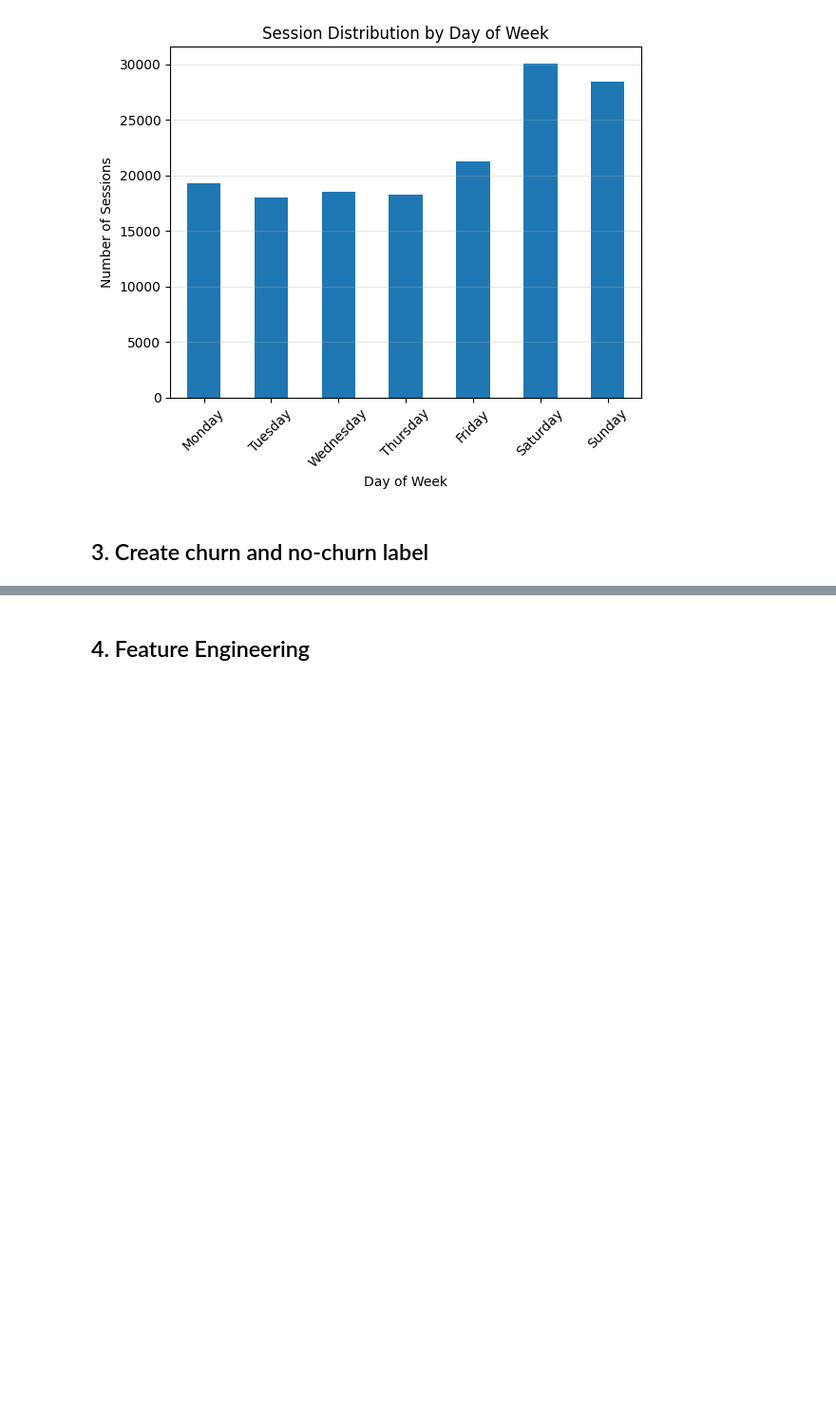
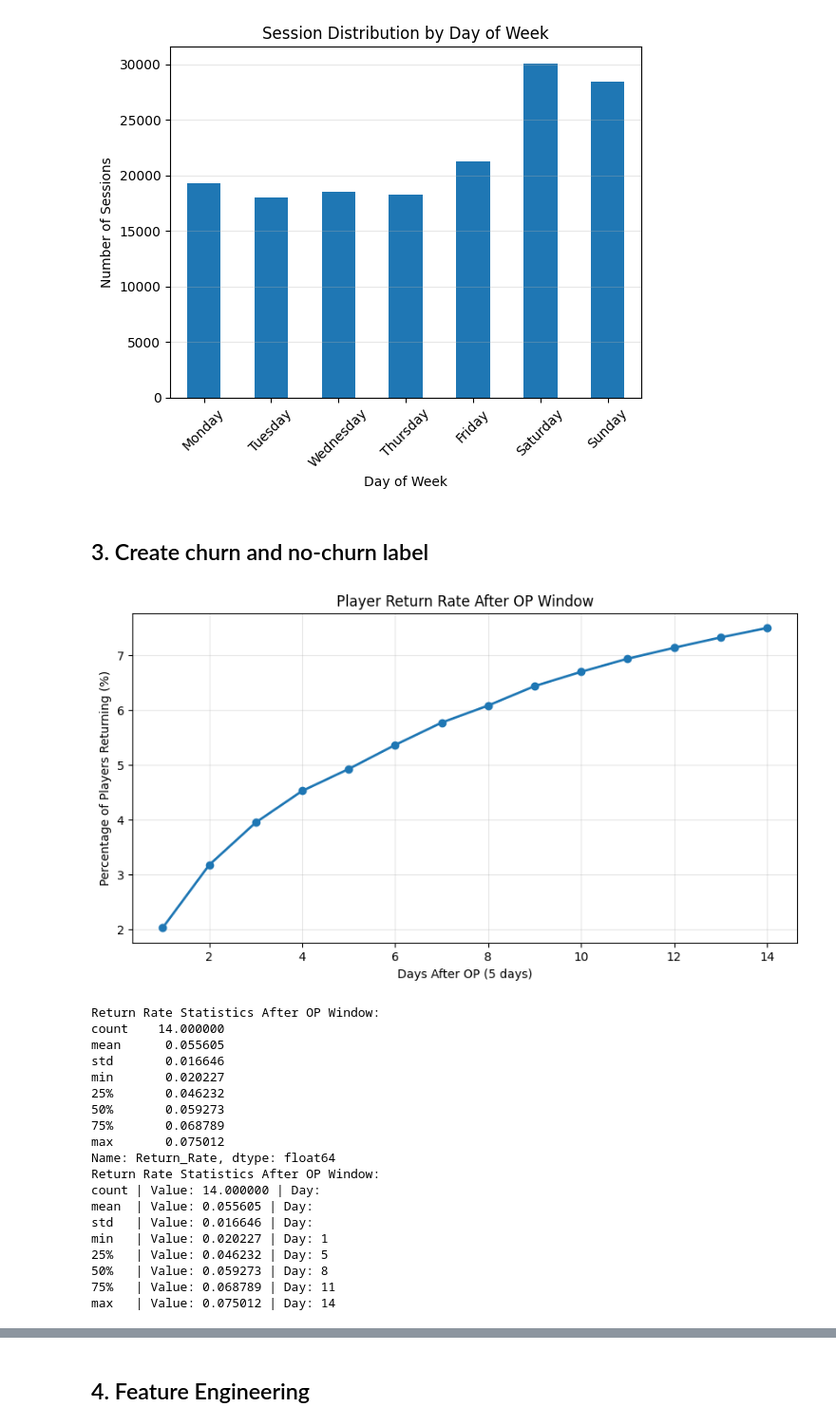
Before and after one commit to catherine0911/Customer-Data, a Jupyter notebook: Group project.ipynb, the cells around one changed output, grey strips where cells are left out. Shown at 95% size. Saved outputs shown, nothing was run; the diff lists cells and outputs as text; code cells hidden in the pictures; blank space fills up the shorter version.

```diff
--- a/Group project.ipynb
+++ b/Group project.ipynb
@@ -419,4 +381,80 @@ def create_churn_labels(df, OP_days, CP_days):
                     np.where((counts['op_sessions']>=1) & (counts['cp_sessions']>0), 0, np.nan))
     counts = counts.dropna(subset=['churn'])
     return windows, counts
+# %%
+# Analyze return after OP period
+def return_after_OP(df, OP_days=5, max_days=14):
+    # Group sessions by player
+    player_sessions = df.groupby('device')['converted_time'].apply(list).reset_index()
+    return_data = []
+    for day in range(1, max_days + 1):
+        returned = 0
+        for idx, row in player_sessions.iterrows():
+            sessions = sorted(row['converted_time'])
+            first_session = sessions[0]
+            # Only consider sessions after OP_days
+            future_sessions = [s for s in sessions if (s - first_session).days > OP_days]
+            # Check if player came back within 'day' days after OP_days
+            if any((s - first_session).days <= OP_days + day for s in future_sessions):
+                returned += 1
+        return_rate = returned / len(player_sessions)
+        return_data.append({'Days_After_OP': day, 'Return_Rate': return_rate})
+
+    return pd.DataFrame(return_data)
+
+# Run analysis
+ret_after_op_df = return_after_OP(df, OP_days=5, max_days=14)
+
+# Plot cumulative return rate
+plt.figure(figsize=(10, 5))
+plt.plot(ret_after_op_df['Days_After_OP'], ret_after_op_df['Return_Rate']*100, marker='o', linewidth=2)
+plt.xlabel('Days After OP (5 days)')
+plt.ylabel('Percentage of Players Returning (%)')
+plt.title('Player Return Rate After OP Window')
+plt.grid(alpha=0.3)
+plt.show()
+
+return_stats = ret_after_op_df['Return_Rate'].describe(percentiles=[0.25, 0.5, 0.75])
+print("Return Rate Statistics After OP Window:")
+print(return_stats)
+
+# Statistics
+stats = ret_after_op_df['Return_Rate'].describe(percentiles=[0.25, 0.5, 0.75])
+print("Return Rate Statistics After OP Window:")
+
+# Add day corresponding to each statistic
+day_for_stat = {
+    'min': ret_after_op_df.loc[ret_after_op_df['Return_Rate'].idxmin(), 'Days_After_OP'],
+    '25%': ret_after_op_df.loc[(ret_after_op_df['Return_Rate'] >= stats['25%']).idxmax(), 'Days_After_OP'],
+    '50%': ret_after_op_df.loc[(ret_after_op_df['Return_Rate'] >= stats['50%']).idxmax(), 'Days_After_OP'],
+    '75%': ret_after_op_df.loc[(ret_after_op_df['Return_Rate'] >= stats['75%']).idxmax(), 'Days_After_OP'],
+    'max': ret_after_op_df.loc[ret_after_op_df['Return_Rate'].idxmax(), 'Days_After_OP']
+}
+
+# Print statistics with days
+for stat in ['count','mean','std','min','25%','50%','75%','max']:
+    value = stats[stat] if stat in stats else None
+    day = day_for_stat[stat] if stat in day_for_stat else ''
+    print(f"{stat:5s} | Value: {value:.6f} | Day: {day}")
+# %% [output]
+[figure, added]
+Return Rate Statistics After OP Window:
+count    14.000000
+mean      0.055605
+std       0.016646
+min       0.020227
+25%       0.046232
+50%       0.059273
+75%       0.068789
+max       0.075012
+Name: Return_Rate, dtype: float64
+Return Rate Statistics After OP Window:
+count | Value: 14.000000 | Day:
+mean  | Value: 0.055605 | Day:
+std   | Value: 0.016646 | Day:
+min   | Value: 0.020227 | Day: 1
+25%   | Value: 0.046232 | Day: 5
+50%   | Value: 0.059273 | Day: 8
+75%   | Value: 0.068789 | Day: 11
+max   | Value: 0.075012 | Day: 14
 # %%
```
Also changed, not shown: parts of 29 cells of this notebook, 5 other files.
